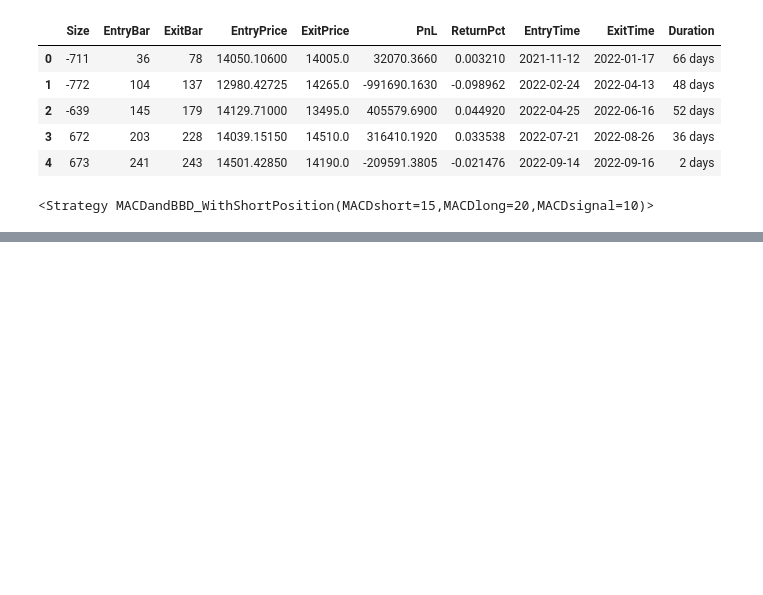
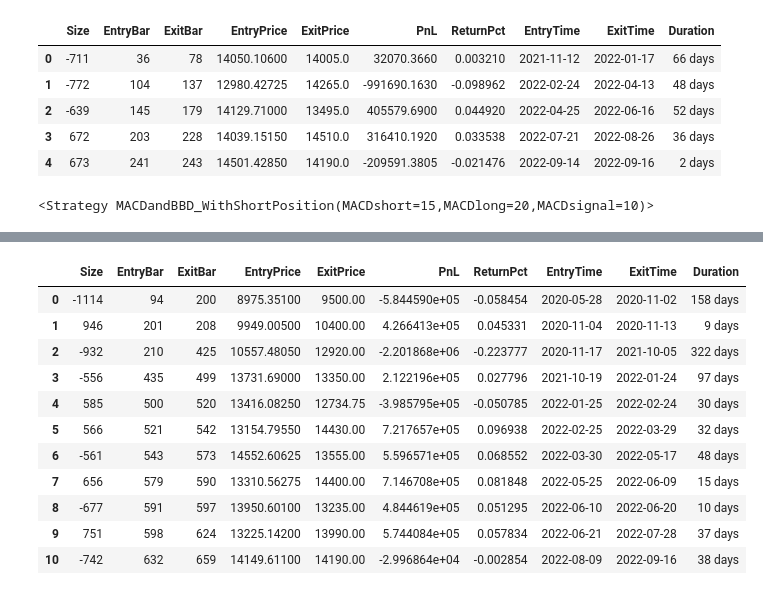
Before and after one commit to simari1/SystemTrade, a Jupyter notebook: Backtesting.py/1_DoBacktesting_Combination.ipynb, the cells around one changed output, grey strips where cells are left out. Cells and saved outputs as stored; diff of their text form; code cells hidden in the pictures; blank space fills up the shorter version.

```diff
--- a/Backtesting.py/1_DoBacktesting_Combination.ipynb
+++ b/Backtesting.py/1_DoBacktesting_Combination.ipynb
@@ -582,0 +585,83 @@ dtype: object
+# %%
+import BacktestingStrategies.Strategy_SMAandRSI as btstSMAandRsi
+importlib.reload(btstSMAandRsi)
+
+# バックテストを設定
+bt = Backtest(
+    data, # チャートデータ
+    btstSMAandRsi.EntryRSIandExitSMA_WithShortPosition, # 売買戦略
+    cash=initial, # 最初の所持金
+    commission=0.00495, # 取引手数料
+    margin=1.0, # レバレッジ倍率の逆数（0.5で2倍レバレッジ）
+    trade_on_close=False, # True：現在の終値で取引，False：次の時間の始値で取引
+    exclusive_orders=True #自動でポジションをクローズ(オープン)
+)
+
+output = bt.run() # バックテスト実行
+print(output) # 実行結果(データ)
+display(output._trades)
+bt.plot(filename = fname + str(output._strategy) + ".html")
+df_temp = pd.DataFrame(output).transpose().drop(["_equity_curve", "_trades"], axis=1)
+df_returns = pd.concat([df_returns, df_temp], ignore_index=True)
+
+# #最適化
+p = psutil.Process()
+p.nice(psutil.HIGH_PRIORITY_CLASS)
+output=bt.optimize(\
+    SMA_short=range(10, 25, 5),\
+    SMA_long=range(10, 75, 10),\
+    upper_bound = range(50, 85, 5),\
+    lower_bound = range(10, 45, 5),\
+    rsi_window=range(10, 30, 2),\
+    maximize='Equity Final [$]',\
+    method='grid',\
+    constraint = lambda x: (x.SMA_short < x.SMA_long),\
+    max_tries = 1000)
+print(output)
+display(output._trades)
+display(output._strategy)
+bt.plot(filename = fname + str(output._strategy) + "_optimize.html")
+df_temp = pd.DataFrame(output).transpose().drop(["_equity_curve", "_trades"], axis=1)
+df_temp["_strategy"] = str(output._strategy) + "_optimize"
+df_returns = pd.concat([df_returns, df_temp], ignore_index=True)
+
+if position == 1:
+    # バックテストを設定
+    bt = Backtest(
+        data, # チャートデータ
+        btstSMAandRsi.SMAandRSI_WithShortPosition, # 売買戦略
+        cash=initial, # 最初の所持金
+        commission=0.00495, # 取引手数料
+        margin=1.0, # レバレッジ倍率の逆数（0.5で2倍レバレッジ）
+        trade_on_close=False, # True：現在の終値で取引，False：次の時間の始値で取引
+        exclusive_orders=True #自動でポジションをクローズ(オープン)
+    )
+
+    output = bt.run() # バックテスト実行
+    print(output) # 実行結果(データ)
+    display(output._trades)
+    bt.plot(filename = fname + str(output._strategy) + ".html")
+    df_temp = pd.DataFrame(output).transpose().drop(["_equity_curve", "_trades"], axis=1)
+    df_returns = pd.concat([df_returns, df_temp], ignore_index=True)
+
+    # #最適化
+    p = psutil.Process()
+    p.nice(psutil.HIGH_PRIORITY_CLASS)
+    output=bt.optimize(\
+        SMA_short=range(10, 25, 5),\
+        SMA_long=range(10, 75, 10),\
+        upper_bound = range(50, 85, 5),
+        lower_bound = range(10, 45, 5),
+        rsi_window=range(10, 30, 2),\
+        maximize='Equity Final [$]',\
+        method='grid',\
+        constraint = lambda x: (x.SMA_short < x.SMA_long),\
+        max_tries = 1000)
+    print(output)
+    display(output._trades)
+    display(output._strategy)
+    bt.plot(filename = fname + str(output._strategy) + "_optimize.html")
+    df_temp = pd.DataFrame(output).transpose().drop(["_equity_curve", "_trades"], axis=1)
+    df_temp["_strategy"] = str(output._strategy) + "_optimize"
+    df_returns = pd.concat([df_returns, df_temp], ignore_index=True)
+# %% [output]
@@ -583,3 +685,15 @@ dtype: object
+|  | Size | EntryBar | ExitBar | EntryPrice | ExitPrice | PnL | ReturnPct | EntryTime | ExitTime | Duration |
+| 0 | -1114 | 94 | 200 | 8975.35100 | 9500.00 | -5.844590e+05 | -0.058454 | 2020-05-28 | 2020-11-02 | 158 days |
+| 1 | 946 | 201 | 208 | 9949.00500 | 10400.00 | 4.266413e+05 | 0.045331 | 2020-11-04 | 2020-11-13 | 9 days |
+| 2 | -932 | 210 | 425 | 10557.48050 | 12920.00 | -2.201868e+06 | -0.223777 | 2020-11-17 | 2021-10-05 | 322 days |
+| 3 | -556 | 435 | 499 | 13731.69000 | 13350.00 | 2.122196e+05 | 0.027796 | 2021-10-19 | 2022-01-24 | 97 days |
+| 4 | 585 | 500 | 520 | 13416.08250 | 12734.75 | -3.985795e+05 | -0.050785 | 2022-01-25 | 2022-02-24 | 30 days |
+| 5 | 566 | 521 | 542 | 13154.79550 | 14430.00 | 7.217657e+05 | 0.096938 | 2022-02-25 | 2022-03-29 | 32 days |
+| 6 | -561 | 543 | 573 | 14552.60625 | 13555.00 | 5.596571e+05 | 0.068552 | 2022-03-30 | 2022-05-17 | 48 days |
+| 7 | 656 | 579 | 590 | 13310.56275 | 14400.00 | 7.146708e+05 | 0.081848 | 2022-05-25 | 2022-06-09 | 15 days |
+| 8 | -677 | 591 | 597 | 13950.60100 | 13235.00 | 4.844619e+05 | 0.051295 | 2022-06-10 | 2022-06-20 | 10 days |
+| 9 | 751 | 598 | 624 | 13225.14200 | 13990.00 | 5.744084e+05 | 0.057834 | 2022-06-21 | 2022-07-28 | 37 days |
+| 10 | -742 | 632 | 659 | 14149.61100 | 14190.00 | -2.996864e+04 | -0.002854 | 2022-08-09 | 2022-09-16 | 38 days |
 # %%
 df_returns_sorted = df_returns[["_strategy", "Start", "End", "Duration", "Exposure Time [%]", "Equity Final [$]", "Equity Peak [$]", "Return [%]", "Buy & Hold Return [%]", "Return (Ann.) [%]", "Volatility (Ann.) [%]", "Sharpe Ratio", "Sortino Ratio", "Calmar Ratio", "Max. Drawdown [%]", "Avg. Drawdown [%]", "Max. Drawdown Duration", "Avg. Drawdown Duration", "# Trades", "Win Rate [%]", "Best Trade [%]", "Worst Trade [%]", "Avg. Trade [%]", "Max. Trade Duration", "Avg. Trade Duration", "Profit Factor", "Expectancy [%]", "SQN",
 ]].sort_values(by = "Equity Final [$]", ascending = False)
```
Also changed, not shown: parts of 3 cells of this notebook, 4 other files.
